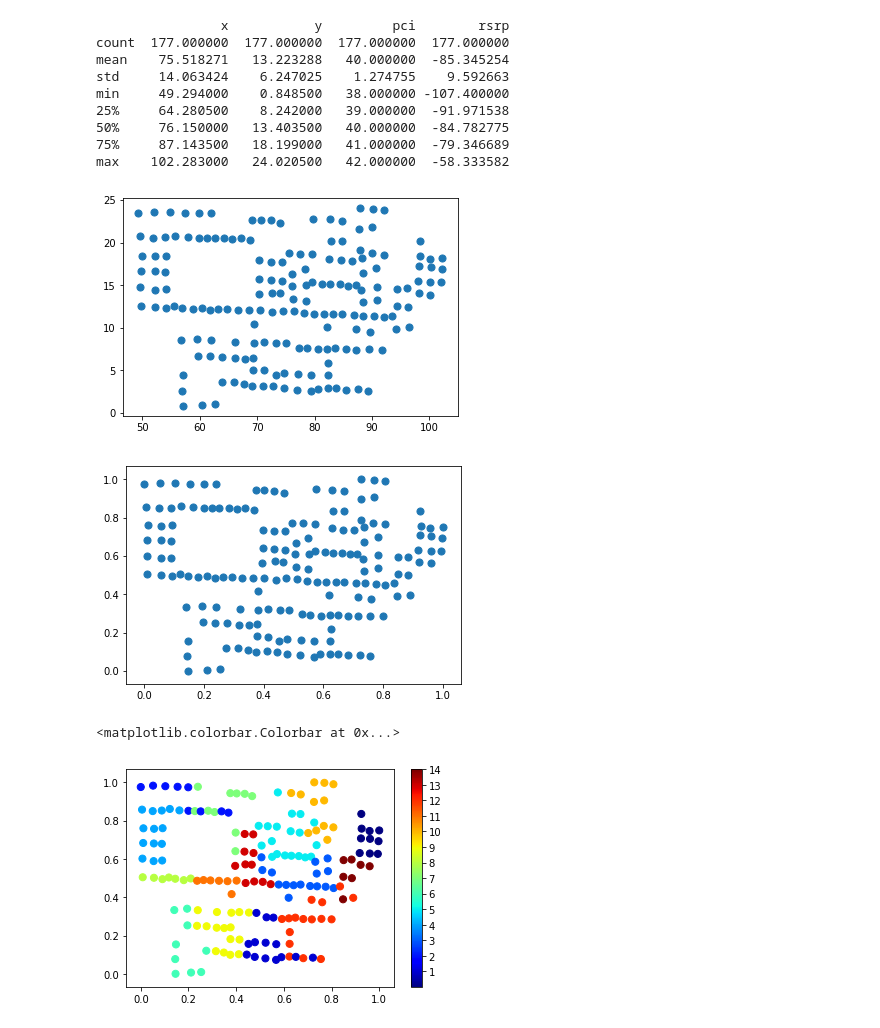
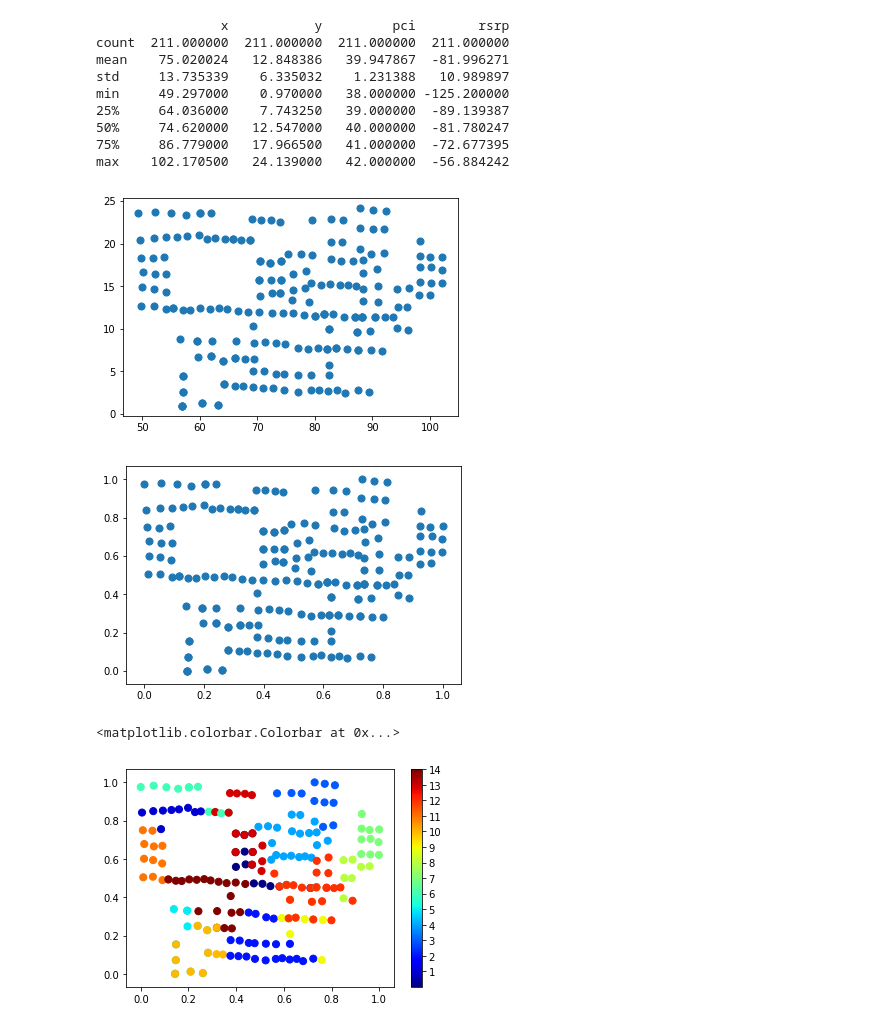
Before and after one commit to KJtiming/RadioMap, a Jupyter notebook: cluster.ipynb, the cells around one changed output. Cells and saved outputs as stored; diff of their text form; code cells hidden in the pictures.

```diff
--- a/cluster.ipynb
+++ b/cluster.ipynb
@@ -45,5 +45,5 @@ df.to_csv('./interface/rsrp_set3_noleft_pd.csv',index=None)
 # %%
-rem_pci_all = pd.read_csv("./interface/rsrp_set3_noleft_pd.csv")
+rem_pci_all = pd.read_csv("./interface/rsrp_set10_noleft_pd.csv")
 #rem_pci_all = pd.read_csv("./interface/rsrp_set33_nodis_noleft.csv")
 #rem_pci_all = pd.read_csv("rem_pci_train_pd.csv")
 #rem_pci = pd.read_csv("rem_rsrp_train_pd.csv")
@@ -56,15 +56,15 @@ plt.scatter(rem_pci_all['x'], rem_pci_all['y'], s=50);
 print(rem_pci_all.describe())
 # %% [output]
                 x           y         pci        rsrp
-count  177.000000  177.000000  177.000000  177.000000
-mean    75.518271   13.223288   40.000000  -85.345254
-std     14.063424    6.247025    1.274755    9.592663
-min     49.294000    0.848500   38.000000 -107.400000
-25%     64.280500    8.242000   39.000000  -91.971538
-50%     76.150000   13.403500   40.000000  -84.782775
-75%     87.143500   18.199000   41.000000  -79.346689
-max    102.283000   24.020500   42.000000  -58.333582
+count  211.000000  211.000000  211.000000  211.000000
+mean    75.020024   12.848386   39.947867  -81.996271
+std     13.735339    6.335032    1.231388   10.989897
+min     49.297000    0.970000   38.000000 -125.200000
+25%     64.036000    7.743250   39.000000  -89.139387
+50%     74.620000   12.547000   40.000000  -81.780247
+75%     86.779000   17.966500   41.000000  -72.677395
+max    102.170500   24.139000   42.000000  -56.884242
-[figure, old version]
+[figure, new version]
 # %%
 #rem_pci_all = preprocessing.scale(rem_pci_all)
 #print (rem_pci_all)
@@ -166,7 +166,7 @@ for i in range(0,len(rem_pci_all_n_pd)):
 
 plt.scatter(rem_pci_all_n_pd['x'], rem_pci_all_n_pd['y'], s=50);
 # %% [output]
-[figure, old version]
+[figure, new version]
 # %%
 def group(rem_pci):
     #df.groupby('X','Y','PCI').transform(lambda x: x - x.mean())
@@ -215,35 +215,35 @@ plt.scatter(rem_pci_all_n_pd['x'], rem_pci_all_n_pd['y'], s=50, c=y_kmeans, cmap
 y_kmeans_pd = pd.DataFrame({'zone':y_kmeans})
 add_kmeans = pd.merge(rem_pci_all_pd,y_kmeans_pd, left_index=True, right_index=True)
 #print(add_kmeans)
 #add_kmeans = pd.merge(rem_pci_all_pd['pci'],add_kmeans, left_index=True, right_index=True)
 for i in range(14,-1,-1):
     add_kmeans['zone'].replace(i,i+1,inplace=True)
 '''
 add_kmeans['zone'].replace(5,6,inplace=True)
 add_kmeans['zone'].replace(4,5,inplace=True)
 add_kmeans['zone'].replace(3,4,inplace=True)
 add_kmeans['zone'].replace(2,3,inplace=True)
 add_kmeans['zone'].replace(1,2,inplace=True)
 add_kmeans['zone'].replace(0,1,inplace=True)
 '''
 add_kmeans['pci'] = add_kmeans['pci'].map(lambda x:int(x))
 
 add_kmeans.to_csv('aaa.csv')
 add_kmeans.values[:,:]
 add_kmeans = add_kmeans.drop(['pci_37','pci_38','pci_39','pci_40','pci_41','pci_42'], axis=1)
 add_kmeans = add_kmeans[['x','y','pci','rsrp','zone']]
 add_kmeans = add_kmeans.values
 #print(add_kmeans)
-np.savetxt('./zone_result/set3_noleft_cluster.csv', add_kmeans, delimiter=',', fmt='%s')
+np.savetxt('./zone_result/set10_noleft_cluster.csv', add_kmeans, delimiter=',', fmt='%s')
 #y_kmeans = np.reshape(y_kmeans, (27, 105))
 #np.savetxt('y_kmeans.csv', y_kmeans, delimiter=',', fmt='%f')
 cluster_labels = kmeans_fit.labels_
 silhouette_avg = metrics.silhouette_score(rem_pci_all_n_pd, cluster_labels)
 #print(silhouette_avg)
 plt.colorbar(ticks=range(1,15))
 # %% [output]
 <matplotlib.colorbar.Colorbar at 0x...>
-[figure, old version]
+[figure, new version]
 # %%
 # 迴圈
 silhouette_avgs = []
```
Also changed, not shown: parts of 2 cells of this notebook, 14 other files.
